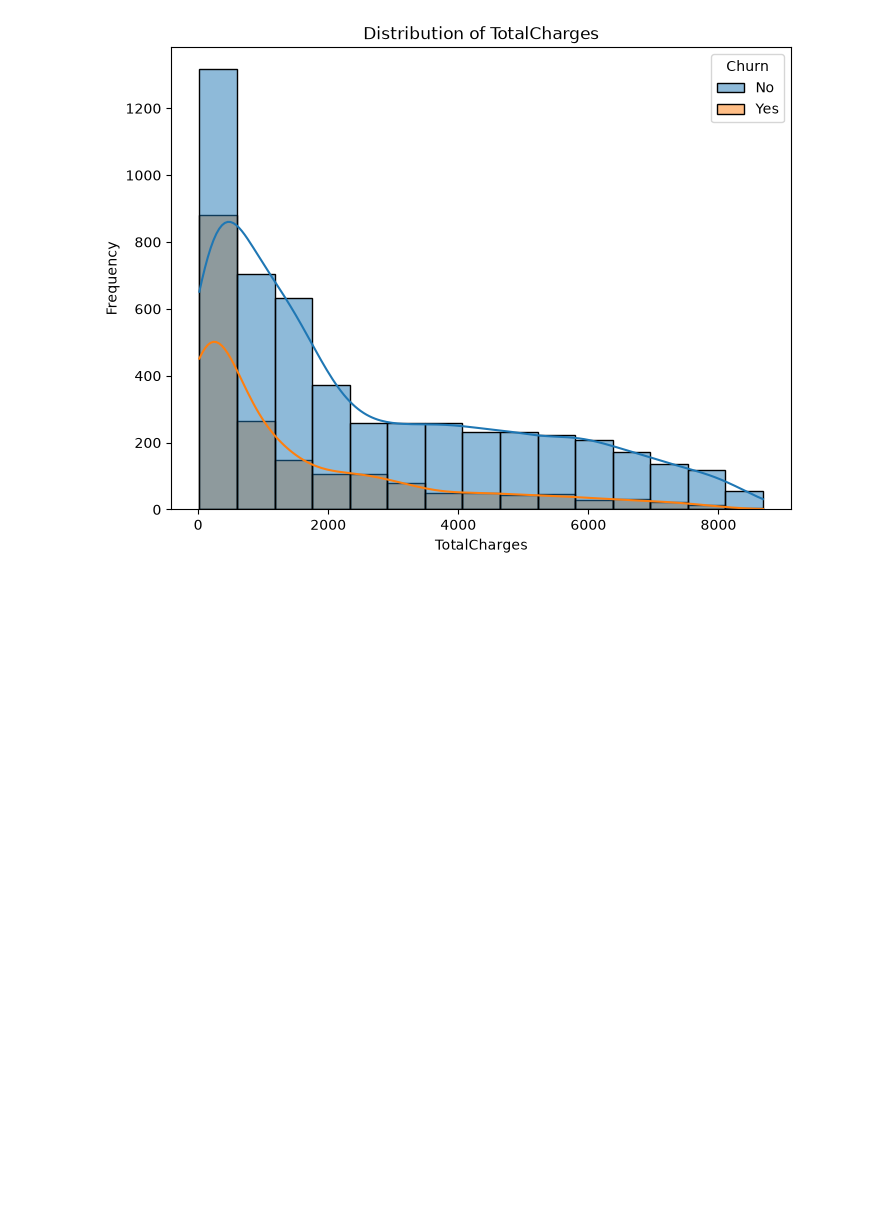
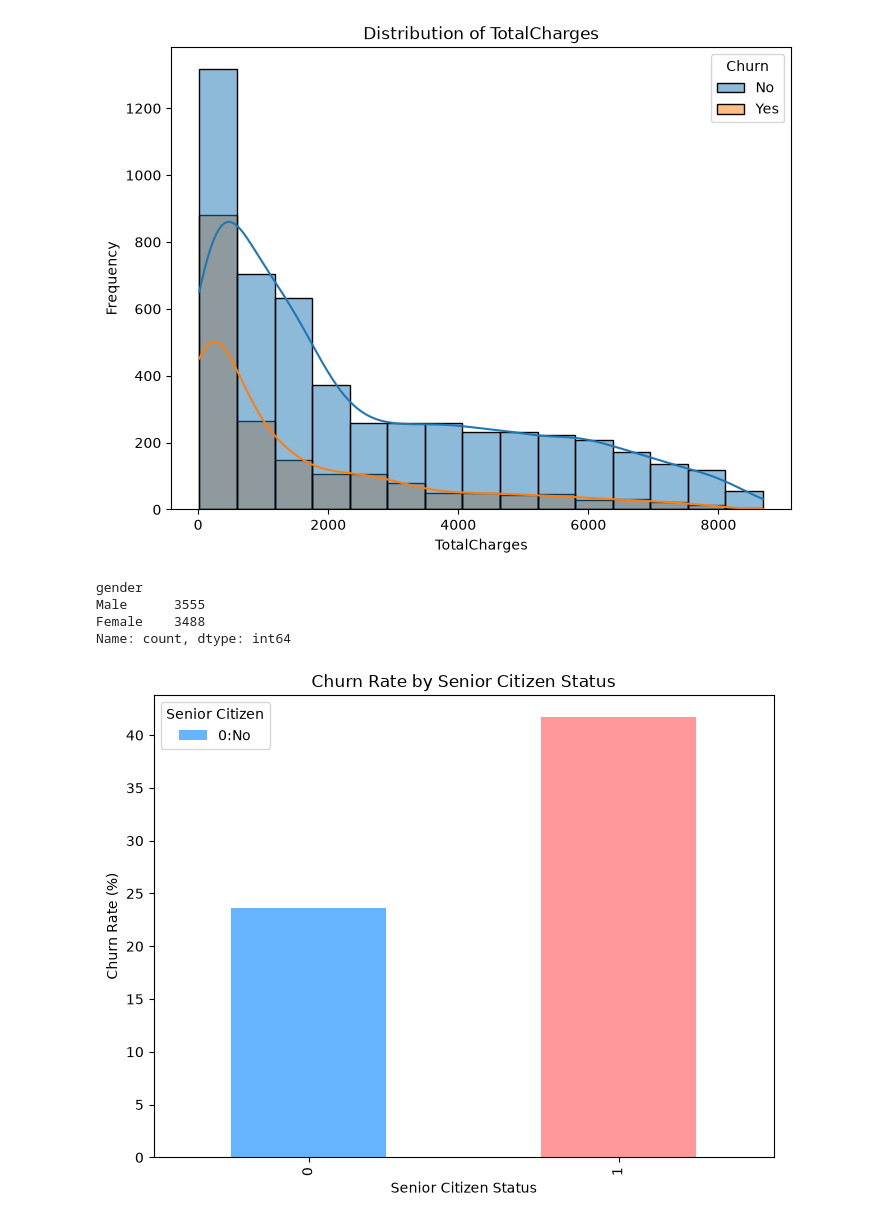
Before and after one commit to Puneet-Rana/Churnsense_Ai_ML, a Jupyter notebook: notebooks/01_eda.ipynb, the cells around one changed output. Drawn from its saved outputs; the diff is of its cells as text; code cells hidden in the pictures; blank space fills up the shorter version.

```diff
--- a/notebooks/01_eda.ipynb
+++ b/notebooks/01_eda.ipynb
@@ -109,3 +109,19 @@ for col in ['tenure', 'MonthlyCharges', 'TotalCharges']:
 [figure]
 [figure]
 [figure]
+# %%
+df['gender'].value_counts()
+# %% [output]
+gender
+Male      3555
+Female    3488
+Name: count, dtype: int64
+# %%
+(df.groupby('SeniorCitizen')['Churn'].apply(lambda x: (x=="Yes").mean()*100)).plot(kind='bar', figsize=(8, 6), color=['#66b3ff','#ff9999'])
+plt.title('Churn Rate by Senior Citizen Status')
+plt.xlabel('Senior Citizen Status')
+plt.ylabel('Churn Rate (%)')
+plt.legend(title='Senior Citizen', labels=['0:No', '1:Yes'])
+plt.show()
+# %% [output]
+[figure, added]
```
Also changed, not shown: parts of 1 cell of this notebook.
